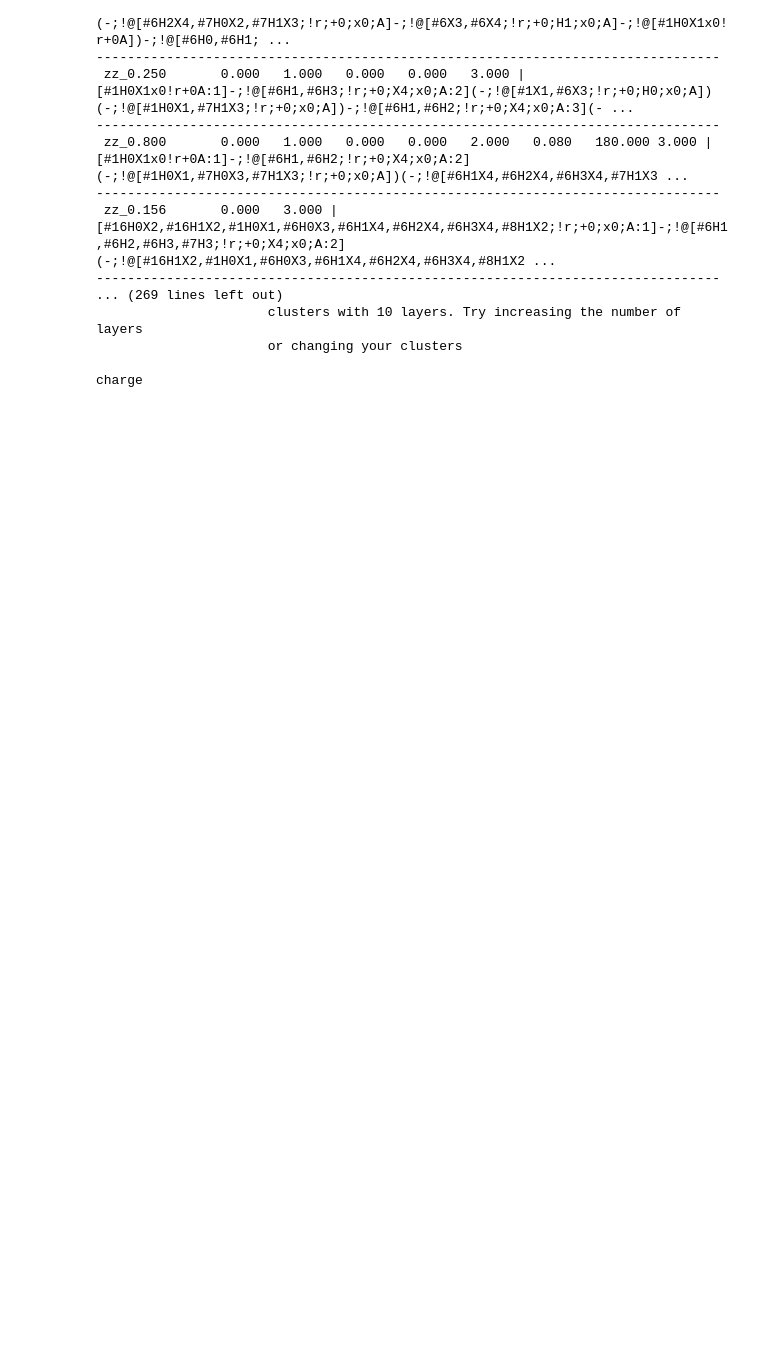
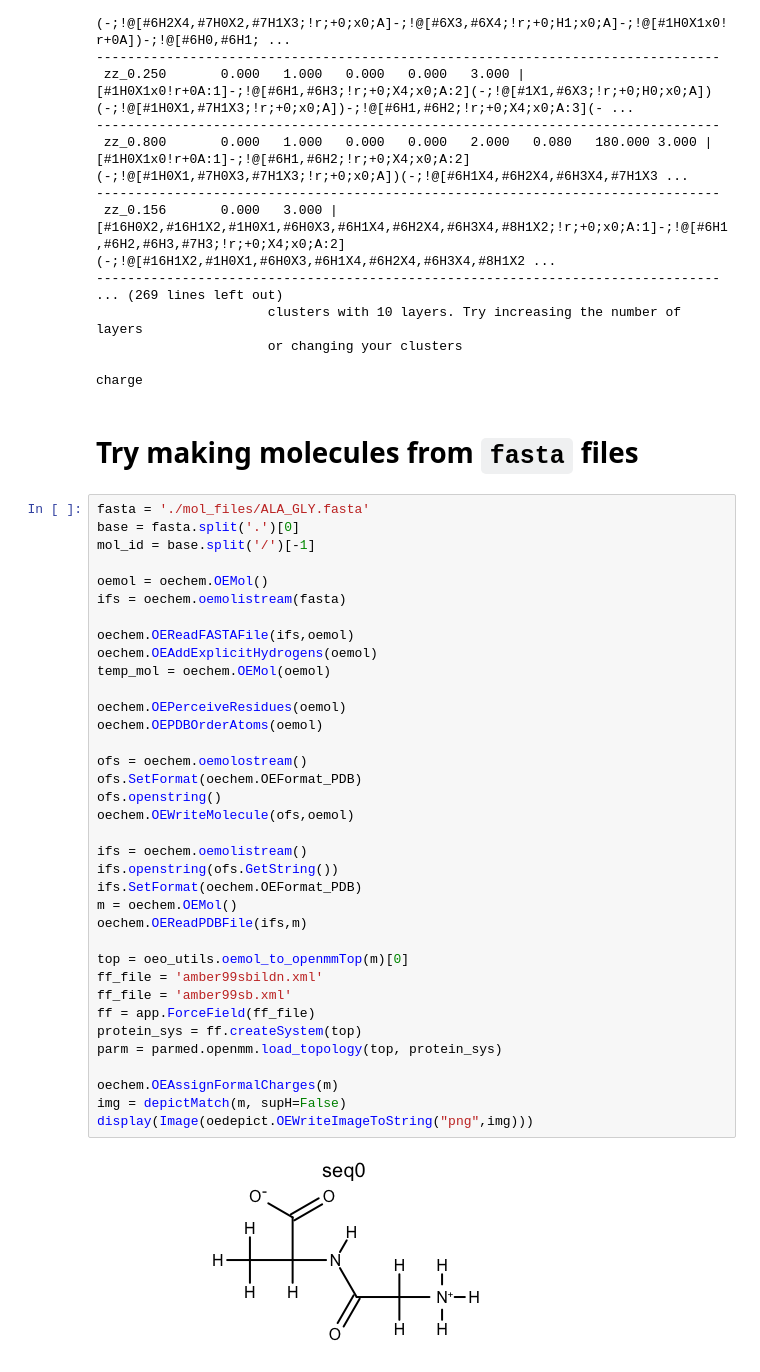
Before and after one commit to MobleyLab/chemper, a Jupyter notebook: examples/typing_proteins/Making_proteins.ipynb, the cells around one changed output. Drawn from its saved outputs; the diff is of its cells as text; blank space fills up the shorter version.

Commit message:
intermediate fasta implementation

```diff
--- a/examples/typing_proteins/Making_proteins.ipynb
+++ b/examples/typing_proteins/Making_proteins.ipynb
@@ -532,3 +690,43 @@ proper_torsion
                       or changing your clusters
 
 charge
+# %% [markdown]
+# Try making molecules from `fasta` files
+# %%
+fasta = './mol_files/ALA_GLY.fasta'
+base = fasta.split('.')[0]
+mol_id = base.split('/')[-1]
+
+oemol = oechem.OEMol()
+ifs = oechem.oemolistream(fasta)
+
+oechem.OEReadFASTAFile(ifs,oemol)
+oechem.OEAddExplicitHydrogens(oemol)
+temp_mol = oechem.OEMol(oemol)
+
+oechem.OEPerceiveResidues(oemol)
+oechem.OEPDBOrderAtoms(oemol)
+
+ofs = oechem.oemolostream()
+ofs.SetFormat(oechem.OEFormat_PDB)
+ofs.openstring()
+oechem.OEWriteMolecule(ofs,oemol)
+
+ifs = oechem.oemolistream()
+ifs.openstring(ofs.GetString())
+ifs.SetFormat(oechem.OEFormat_PDB)
+m = oechem.OEMol()
+oechem.OEReadPDBFile(ifs,m)
+
+top = oeo_utils.oemol_to_openmmTop(m)[0]
+ff_file = 'amber99sbildn.xml'
+ff_file = 'amber99sb.xml'
+ff = app.ForceField(ff_file)
+protein_sys = ff.createSystem(top)
+parm = parmed.openmm.load_topology(top, protein_sys)
+
+oechem.OEAssignFormalCharges(m)
+img = depictMatch(m, supH=False)
+display(Image(oedepict.OEWriteImageToString("png",img)))
+# %% [output]
+[figure, added]
```
Also changed, not shown: parts of 29 cells of this notebook.
